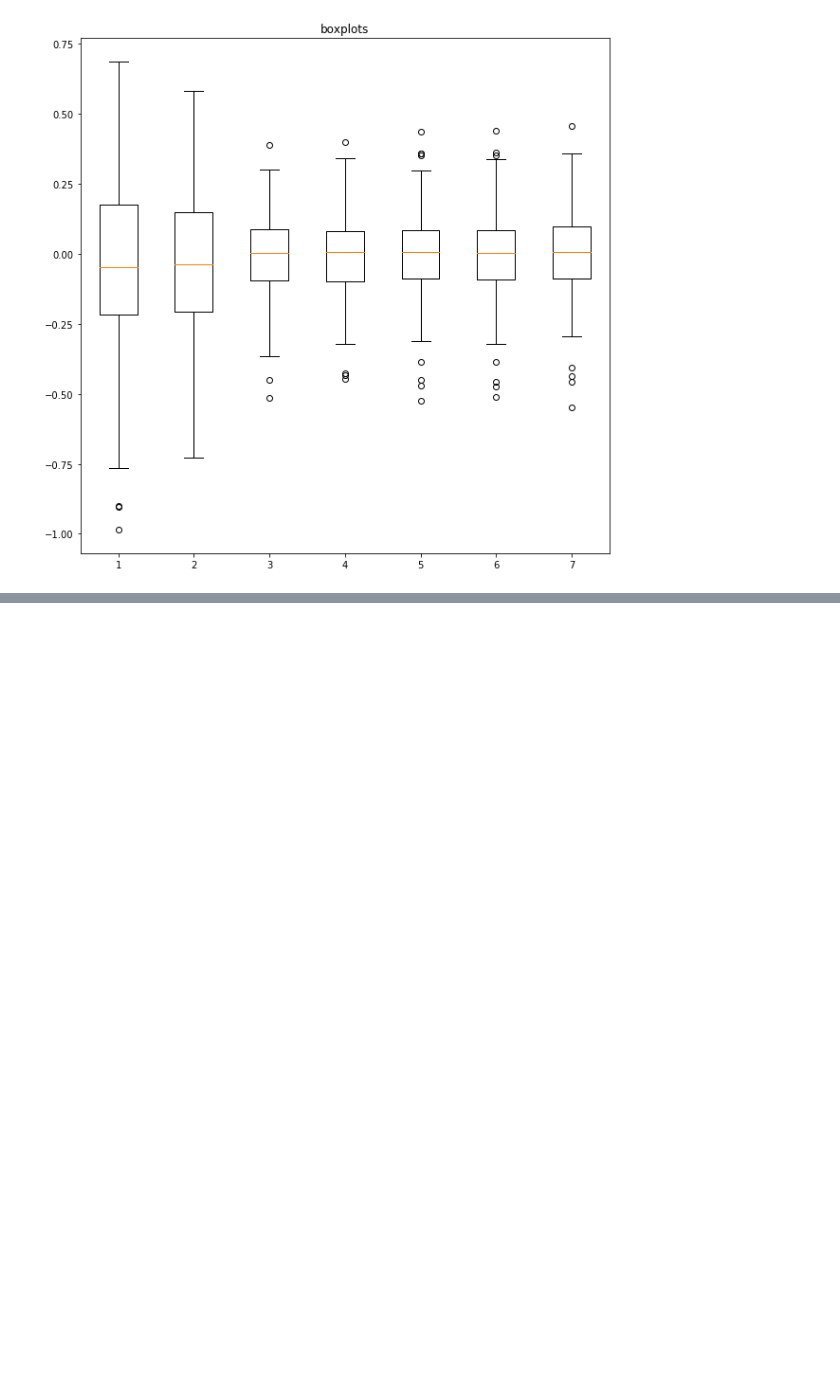
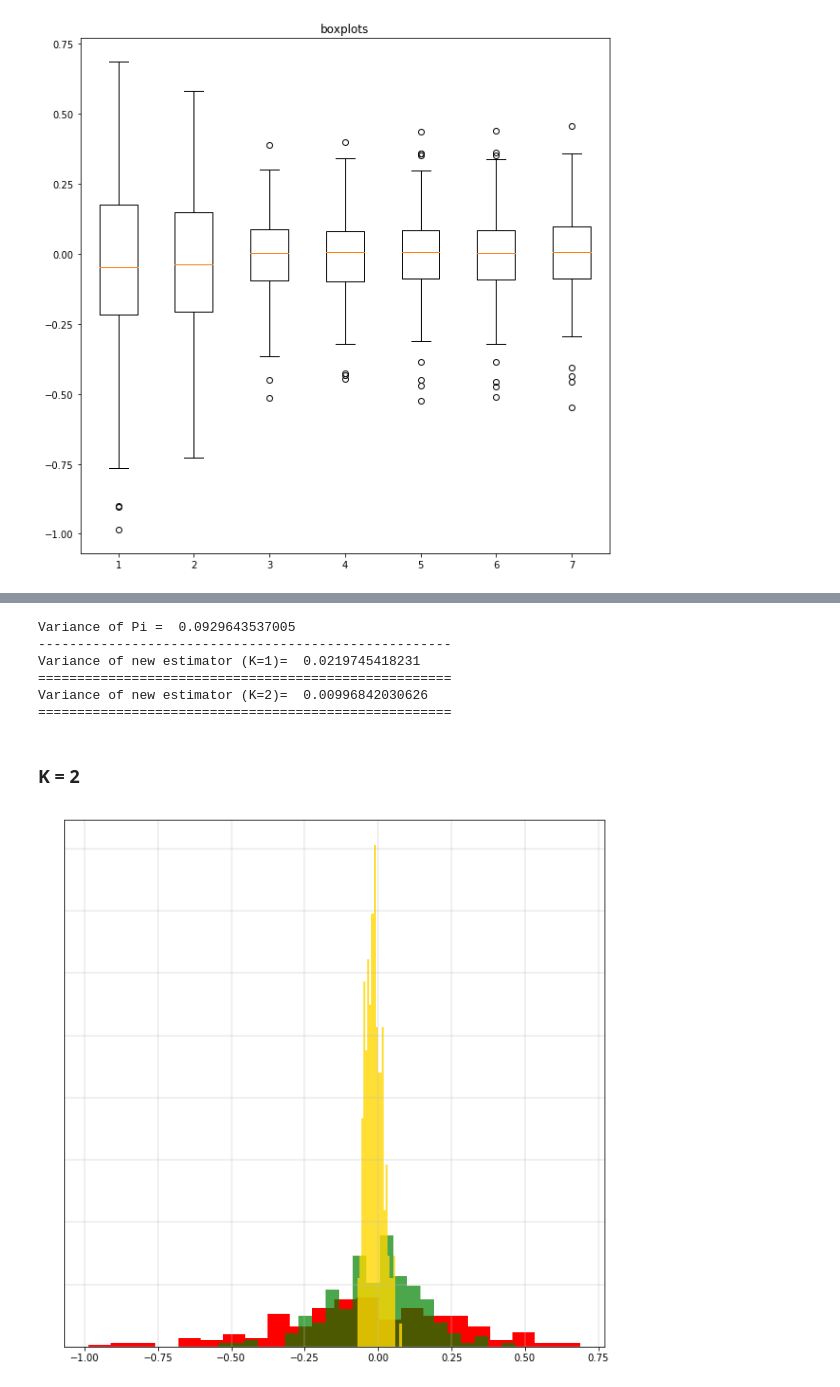
Before and after one commit to ShagadatovNurlan/VR-MCMC, a Jupyter notebook: Gaussian_mixture_2d_reduced_allpairs/Final_GM2d_K2.ipynb, the cells around one changed output, grey strips where cells are left out. Cells and saved outputs as stored; diff of their text form; code cells hidden in the pictures; blank space fills up the shorter version.

```diff
--- a/Gaussian_mixture_2d_reduced_allpairs/Final_GM_K1_2d.ipynb
+++ b/Gaussian_mixture_2d_reduced_allpairs/Final_GM2d_K2.ipynb
@@ -451,0 +491,39 @@ plt.show()
+# %%
+print ('Variance of Pi = ',P_test.var(dtype=np.float64,ddof = 1))
+print ('-----------------------------------------------------')
+print ('Variance of new estimator (K=1)= ',(P_test- M_1 -M_3 - M_4 ).var(dtype=np.float64,ddof = 0))
+print ("=====================================================")
+print ('Variance of new estimator (K=2)= ',(P_test-M_1 - M_3_t - M_4_t ).var(dtype=np.float64,ddof = 0))
+print ("=====================================================")
+# %% [output]
+Variance of Pi =  0.0929643537005
+-----------------------------------------------------
+Variance of new estimator (K=1)=  0.0219745418231
+=====================================================
+Variance of new estimator (K=2)=  0.00996842030626
+=====================================================
+# %% [markdown]
+### K = 2
+# %%
+plt.figure(figsize=(10,10))
+n, bins, patches = plt.hist(P_test.reshape(-1,1), 22, facecolor='r', density=True,
+                            alpha=1, label=r"$\pi$")
+
+n, bins, patches = plt.hist((P_test-M_1 - M_3 -M_4 -M_2 - M_5 -M_6 -M_7).reshape(-1,1),22, density=True, facecolor='g',
+                            alpha=0.7, label="Distribution of $\pi - M^1_N$")
+
+n, bins, patches = plt.hist((P_test-M_1_t - M_3_t -M_4_t - M_2_t - M_5_t - M_6_t -M_7_t).reshape(-1,1),22, density=True, facecolor='gold',
+                            alpha=0.8, label="Distribution of $\pi - M^1_N$")
+
+#plt.legend(loc=2, prop={'size': 17})
+plt.grid(which='major', axis='x', linewidth=0.45, linestyle='-', color='0.75')
+plt.grid(which='major', axis='y', linewidth=0.45, linestyle='-', color='0.75')
+
+plt.tick_params(
+    axis='y',
+    color = 'w',
+    labelcolor = 'w',
+    which='both')
+plt.show()
+# %% [output]
+[figure, added]
```
Also changed, not shown: parts of 7 cells of this notebook, 1 other file.
